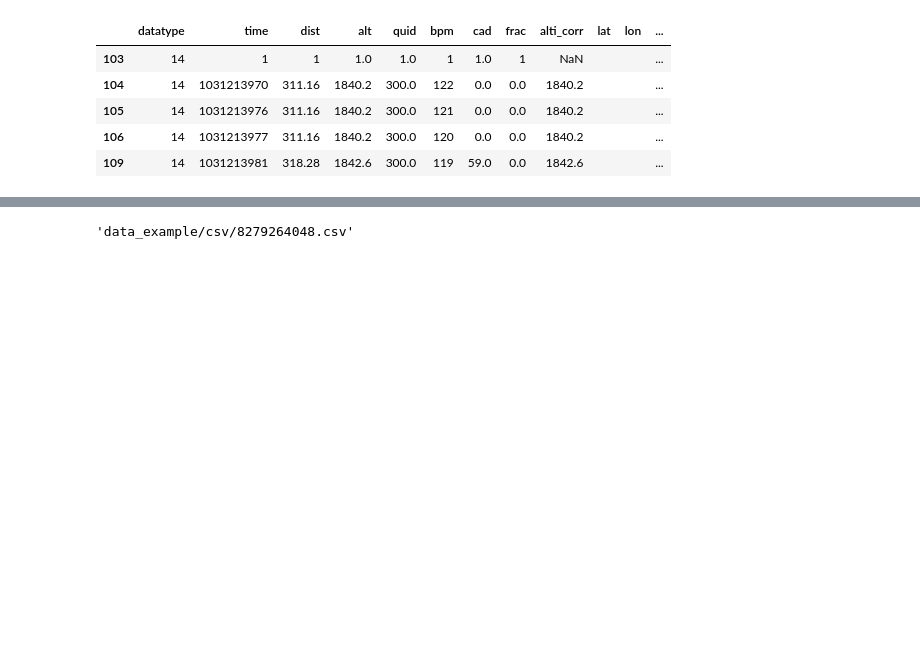
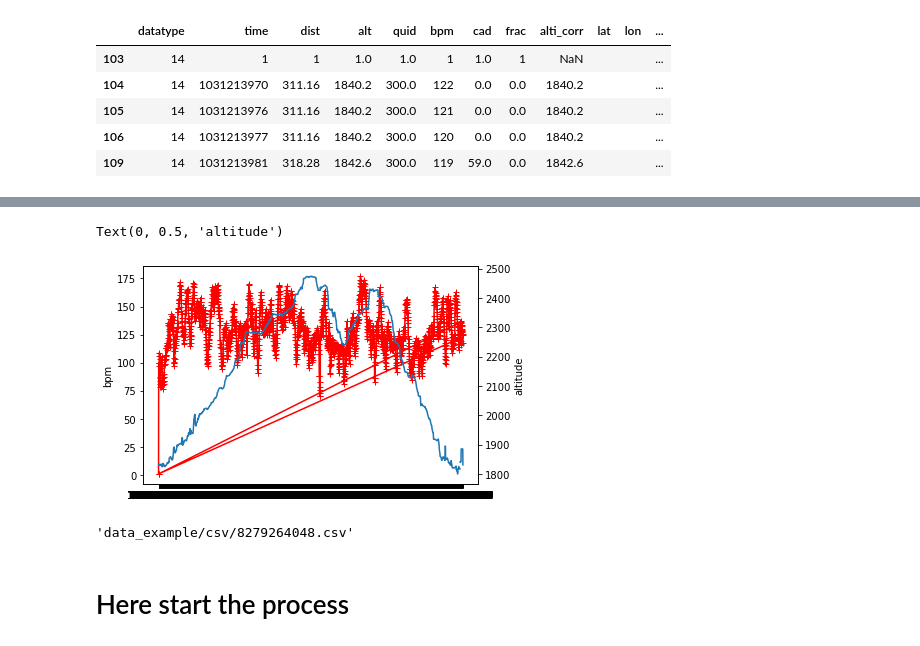
Before and after one commit to gleprince/stravart, a Jupyter notebook: database/raw_csv2csv.ipynb, the cells around one changed output, grey strips where cells are left out. Saved outputs shown, nothing was run; the diff lists cells and outputs as text; code cells hidden in the pictures; blank space fills up the shorter version.

```diff
--- a/database/raw_csv2csv.ipynb
+++ b/database/raw_csv2csv.ipynb
@@ -132,3 +170,15 @@ df.head(20)
+# %%
+df["bpm"]=df["bpm"].astype(float)
+
+fig, ax = plt.subplots()
+ax.plot(df["bpm"], color= "red", marker="+")
+ax.set_ylabel('bpm')
+ax2 = ax.twinx()
+ax2.plot(df["alti_corr"])
+ax2.set_ylabel("altitude")
+# %% [output]
+Text(0, 0.5, 'altitude')
+[figure, added]
 # %%
 OUTPUT + FILENAME
 # %% [output]
@@ -146,3 +189,5 @@ for i in range(1,len(latitude)):
 map = folium.Map(location=coor[1])
 folium.PolyLine(locations=coor).add_to( map )
 map.save("test.html")
+# %% [markdown]
+# Here start the process
```
Also changed, not shown: parts of 16 cells of this notebook, 5 other files.
